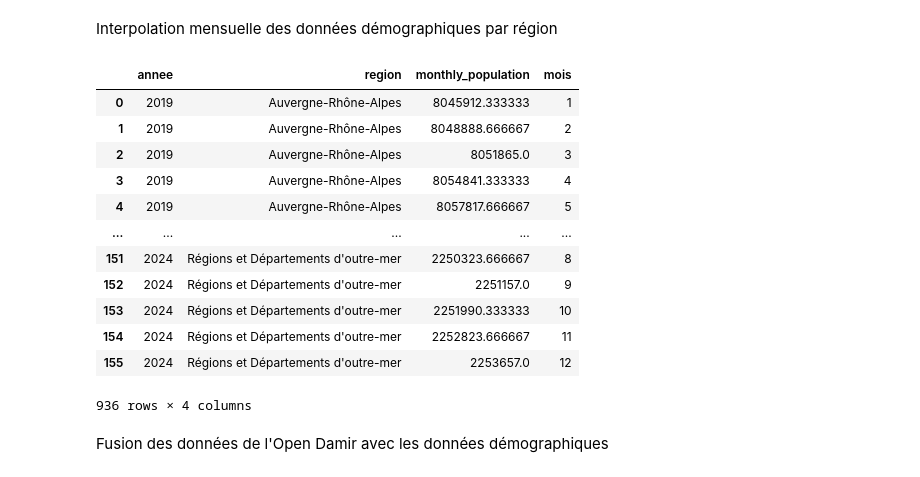
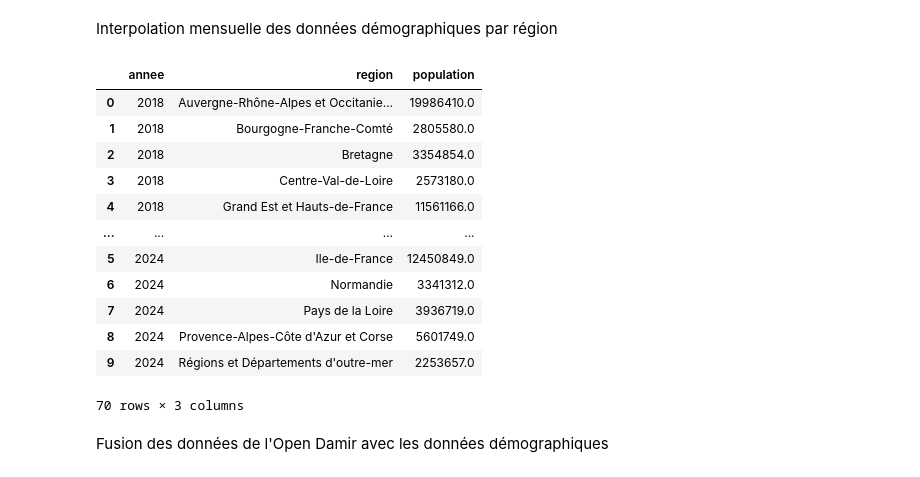
Before and after one commit to YounesOuarhim/Projet-s8, a Jupyter notebook: Notebooks/Sinistrality/notebook sinistrality bis 2.ipynb, the cells around one changed output. Saved outputs shown, nothing was run; the diff lists cells and outputs as text; code cells hidden in the pictures.

```diff
--- a/Notebooks/Sinistrality/notebook sinistrality bis 2.ipynb
+++ b/Notebooks/Sinistrality/notebook sinistrality bis 2.ipynb
@@ -44,7 +51,7 @@ warnings.simplefilter('ignore', category=UserWarning)
 # %% [markdown]
 <h2 style="font-family: Arial, sans-serif; color:rgb(112, 171, 231); font-size: 20px"><b>Chargement des données et leurs visualisations</b></h2>
 # %%
-df = pd.read_csv("../../page 3/RAC_nouveau.csv")
+df = pd.read_csv("../../page 3/RAC_nouveau_2.csv")
 # %% [markdown]
 Aperçu des données
 # %%
@@ -60,13 +67,11 @@ df.head()
 Changement de types et extraction des mois et de l'année
 # %%
 df = df.astype({
-    'FLX_ANN_MOI': 'str',
     'AGE_BEN_SNDS': 'int32',
     'BEN_SEX_COD': 'int32',
-    'BEN_RES_REG': 'int32'
+    'BEN_RES_REG': 'int32',
+    'SOI_ANN': 'int32',
+    'SOI_MOI': 'int32'
 })
-df['annee'] = df['FLX_ANN_MOI'].str[: 4].astype('int32')
-df['mois'] = df['FLX_ANN_MOI'].str[4: 6].astype('int32')
-df.drop(columns=['FLX_ANN_MOI'], inplace=True)
 df.head()
 # %% [output]
@@ -82,13 +87,15 @@ df.head()
 On enlève les valeurs inconnues pour le sexe et l'âge et on ne garde que les données agrégés mensuellement
 # %%
 
-df.rename(columns = {'AGE_BEN_SNDS': 'age', 'BEN_RES_REG': 'region', 'BEN_SEX_COD': 'sexe', 'FLT_PAI_MNT': 'PAI', 'FLT_REM_MNT': 'REM'}, inplace = True)
+df.rename(columns = {'SOI_ANN':'annee', 'SOI_MOI':'mois','AGE_BEN_SNDS': 'age', 'BEN_RES_REG': 'region', 'BEN_SEX_COD': 'sexe', 'FLT_PAI_MNT': 'PAI', 'FLT_REM_MNT': 'REM'}, inplace = True)
 
 df['region'] = df['region'].map(region_mapping)
 
-df_grouped = df.drop(columns = ['PAI', 'REM', 'age', 'sexe']).groupby(by = ['annee', 'mois',  'region']).sum()
+df_grouped = df.drop(columns = ['PAI', 'REM', 'age', 'mois', 'sexe']).groupby(by = ['annee',  'region']).sum()
 
 df_grouped.reset_index(inplace=True)
 
+df_grouped = df_grouped[df_grouped['annee'] >= 2019]
+
 df_grouped
 # %% [output]
@@ -132,13 +143,12 @@ for year in years:
     df_year = pd.melt(df_year, value_vars=['Hommes','Femmes'], value_name="population", var_name="sexe", id_vars="Région")
     df_year['annee'] = year
     df_year.rename(columns={'Région': 'region'}, inplace=True)
+    df_year['region'] = df_year['region'].apply(lambda x : demographie_mapping[x] if x in demographie_mapping else x)
     df_year.drop(columns= ['sexe'], inplace=True)
     df_year['population'] = df_year['population'].str.replace(' ','')
     df_year['population'] = df_year['population'].astype(float)
     df_year = df_year.groupby(by = ['annee', 'region']).sum().reset_index()
     year_population_dataframes[year] = df_year
-
-year_population_dataframes[2018]
 # %% [output]
 Dataframe crée pour l'année 2018
 Dataframe crée pour l'année 2019
@@ -165,54 +161,61 @@ Dataframe crée pour l'année 2024
 Interpolation mensuelle des données démographiques par région
 # %%
 def interpolate_population(data_1, data_2):
+    # Copier les données des deux années pour éviter de modifier les originaux
     df_year_1 = data_1.copy()
     df_year_2 = data_2.copy()
 
-    # Calculate the difference in yearly population and divide by 12 for monthly increments
+    # Calculer la différence annuelle de population et la diviser par 12 pour obtenir les incréments mensuels
     difference_yearly_pop = ((df_year_2['population'] - df_year_1['population']) / 12).to_list()
 
-    # Create a list of interpolated monthly populations
+    # Créer une liste des populations interpolées mensuellement
     df_year_2['monthly_population'] = [
         [df_year_1['population'].iloc[i] + j * difference_yearly_pop[i] for j in range(1, 13)]
         for i in range(len(df_year_1))
     ]
-    df_year_2['mois'] = list(range(1,13) for _ in range(len(df_year_1)))
+    df_year_2['mois'] = list(range(1, 13) for _ in range(len(df_year_1)))
 
-    # Explode the list into rows
+    # Transformer les listes en lignes individuelles
     df_year_2 = df_year_2.explode(['monthly_population', 'mois']).reset_index(drop=True)
 
-    df_year_2.drop(columns = ['population'], inplace = True)
+    # Supprimer la colonne 'population' car elle n'est plus nécessaire
+    df_year_2.drop(columns=['population'], inplace=True)
 
-    df_year_2.sort_values(by = ['annee','mois'])
+    # Trier les données par année et mois
+    df_year_2.sort_values(by=['annee', 'mois'])
 
     return df_year_2
 
-# interpolate all yearly_data
+# Interpoler les données pour toutes les années disponibles
 def interpolate_all_data(data):
     all_data = {}
     for year in sorted(data.keys())[:-1]:
+        # Récupérer les données de deux années consécutives
         data_1 = year_population_dataframes[year]
         data_2 = year_population_dataframes[year + 1]
+        # Interpoler les données entre ces deux années
         all_data[year + 1] = interpolate_population(data_1, data_2)
 
+    # Combiner toutes les données interpolées en un seul DataFrame
     return pd.concat(all_data.values())
 
-all_data = interpolate_all_data(year_population_dataframes)
+# Appliquer l'interpolation à toutes les données démographiques
+all_data = pd.concat(year_population_dataframes.values())
 all_data
 # %% [output]
-|  | annee | region | monthly_population | mois |
-| 0 | 2019 | Auvergne-Rhône-Alpes | 8045912.333333 | 1 |
-| 1 | 2019 | Auvergne-Rhône-Alpes | 8048888.666667 | 2 |
-| 2 | 2019 | Auvergne-Rhône-Alpes | 8051865.0 | 3 |
-| 3 | 2019 | Auvergne-Rhône-Alpes | 8054841.333333 | 4 |
-| 4 | 2019 | Auvergne-Rhône-Alpes | 8057817.666667 | 5 |
-| ... | ... | ... | ... | ... |
-| 151 | 2024 | Régions et Départements d'outre-mer | 2250323.666667 | 8 |
-| 152 | 2024 | Régions et Départements d'outre-mer | 2251157.0 | 9 |
-| 153 | 2024 | Régions et Départements d'outre-mer | 2251990.333333 | 10 |
-| 154 | 2024 | Régions et Départements d'outre-mer | 2252823.666667 | 11 |
-| 155 | 2024 | Régions et Départements d'outre-mer | 2253657.0 | 12 |
+|  | annee | region | population |
+| 0 | 2018 | Auvergne-Rhône-Alpes et Occitanie... | 19986410.0 |
+| 1 | 2018 | Bourgogne-Franche-Comté | 2805580.0 |
+| 2 | 2018 | Bretagne | 3354854.0 |
+| 3 | 2018 | Centre-Val-de-Loire | 2573180.0 |
+| 4 | 2018 | Grand Est et Hauts-de-France | 11561166.0 |
+| ... | ... | ... | ... |
+| 5 | 2024 | Ile-de-France | 12450849.0 |
+| 6 | 2024 | Normandie | 3341312.0 |
+| 7 | 2024 | Pays de la Loire | 3936719.0 |
+| 8 | 2024 | Provence-Alpes-Côte d'Azur et Corse | 5601749.0 |
+| 9 | 2024 | Régions et Départements d'outre-mer | 2253657.0 |
-936 rows × 4 columns
+70 rows × 3 columns
 # %% [markdown]
 Fusion des données de l'Open Damir avec les données démographiques
 # %%
```
Also changed, not shown: parts of 20 cells of this notebook, 34 other files.
